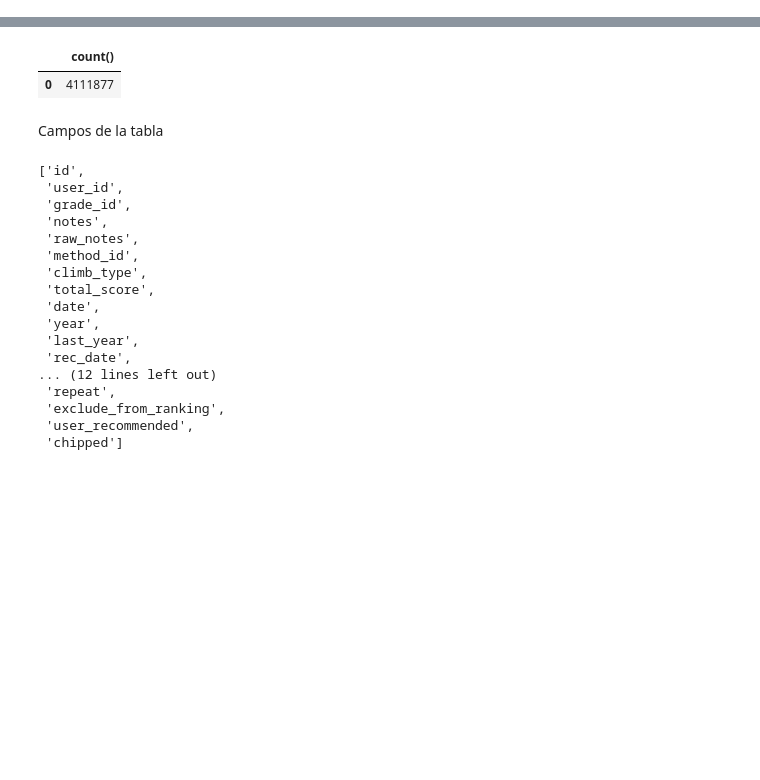
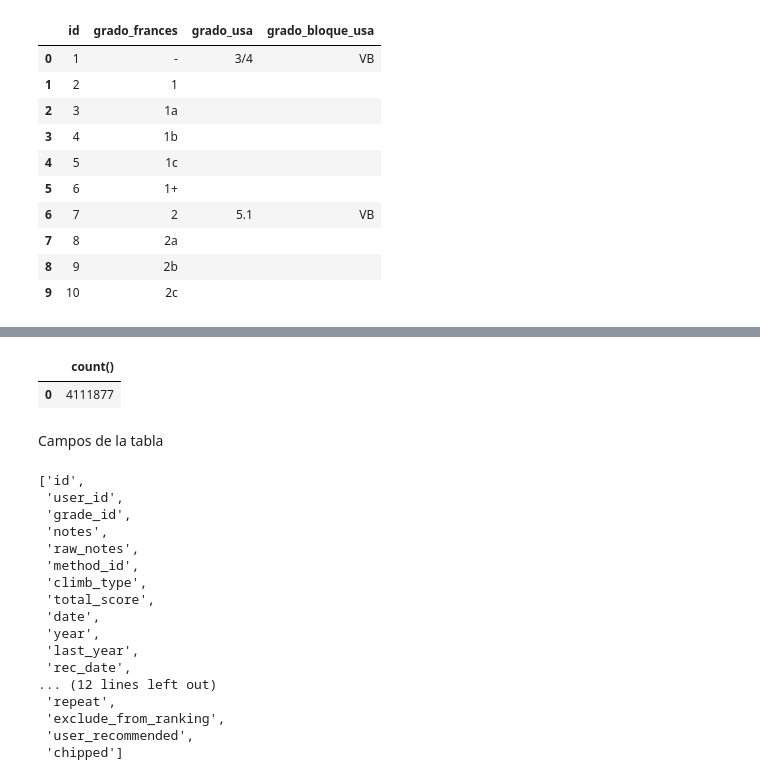
Before and after one commit to jmsanchezff/datahack_practica_bbdd, a Jupyter notebook: Caso de uso.ipynb, the cells around one changed output, grey strips where cells are left out. Drawn from its saved outputs; the diff is of its cells as text; code cells hidden in the pictures; blank space fills up the shorter version.

```diff
--- a/Caso de uso.ipynb
+++ b/Caso de uso.ipynb
@@ -254,0 +131,23 @@ Longitud de las tabla de acensos ('ascent'):
+# %%
+df_dificultades = pd.read_sql_query(
+    '''
+    SELECT id,
+           fra_routes as "grado_frances",
+           usa_routes as "grado_usa",
+           usa_boulders as "grado_bloque_usa"
+    FROM grade
+    ''',
+    dbConnection);
+df_dificultades.head(10)
+# %% [output]
+|  | id | grado_frances | grado_usa | grado_bloque_usa |
+| 0 | 1 | - | 3/4 | VB |
+| 1 | 2 | 1 |  |  |
+| 2 | 3 | 1a |  |  |
+| 3 | 4 | 1b |  |  |
+| 4 | 5 | 1c |  |  |
+| 5 | 6 | 1+ |  |  |
+| 6 | 7 | 2 | 5.1 | VB |
+| 7 | 8 | 2a |  |  |
+| 8 | 9 | 2b |  |  |
+| 9 | 10 | 2c |  |  |
```
Also changed, not shown: parts of 66 cells of this notebook, 1 other file.
